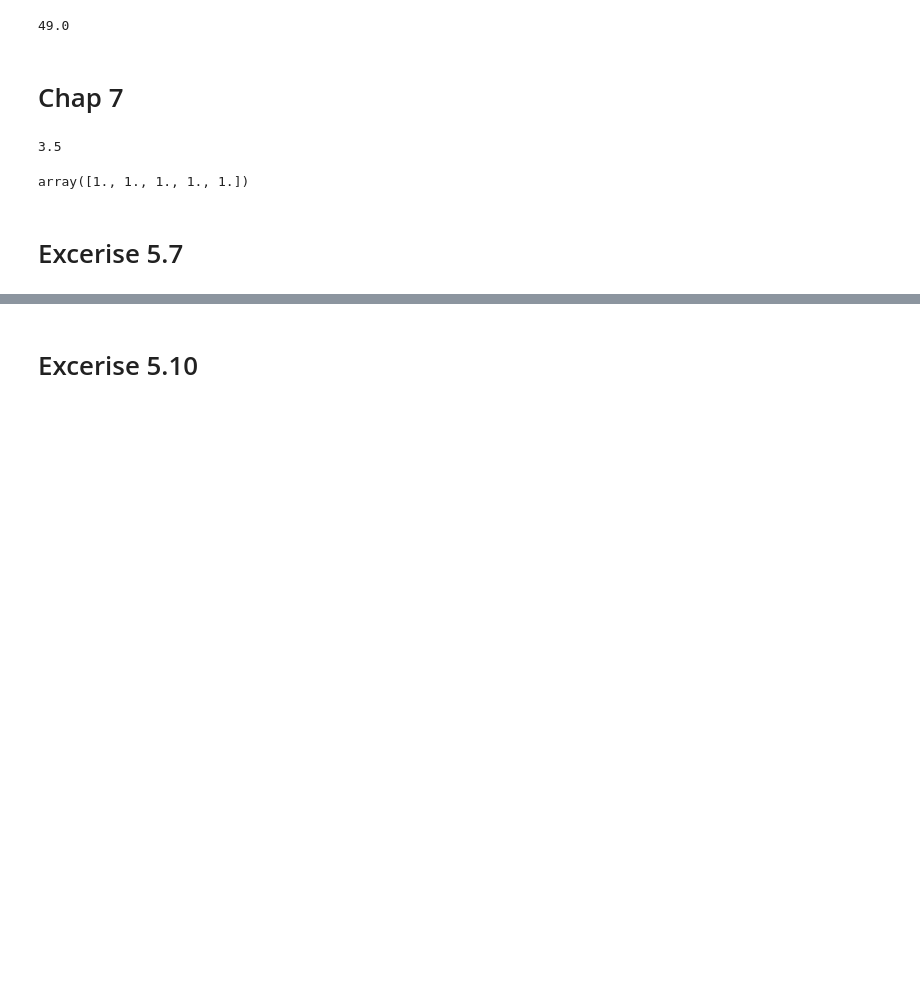
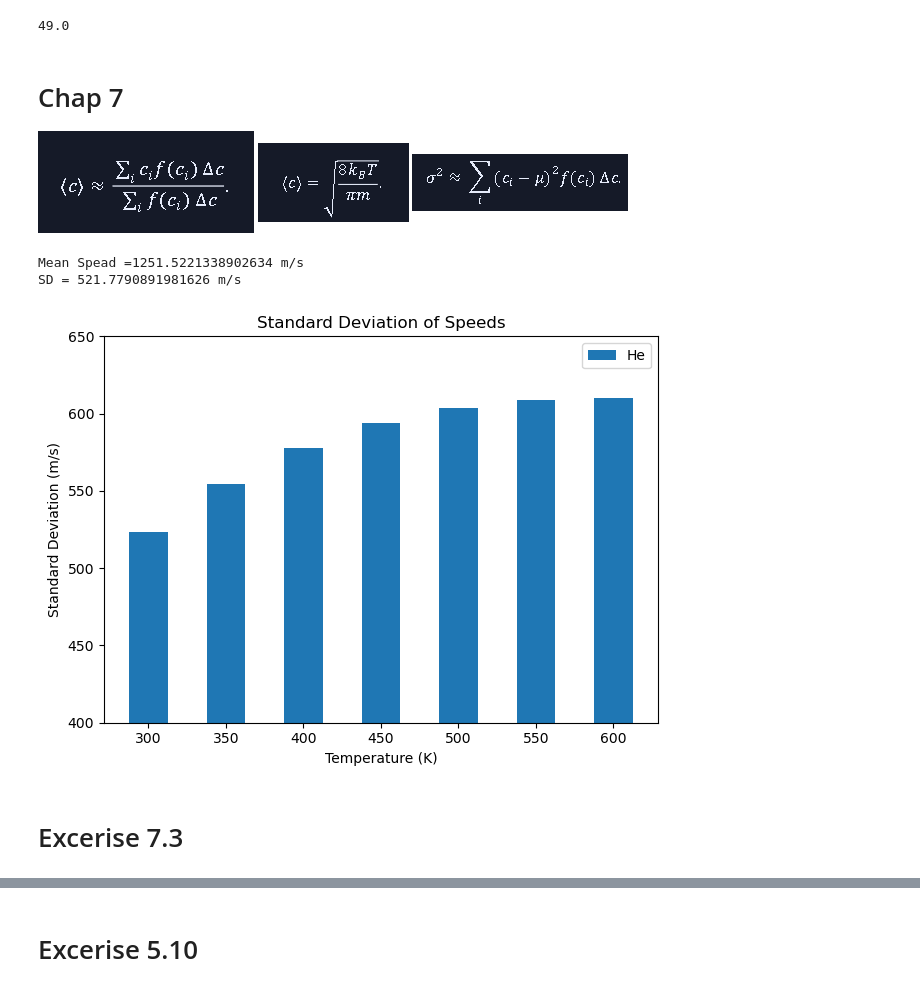
Before and after one commit to mta-phy/5820x, a Jupyter notebook: HW test.ipynb, the cells around one changed output, grey strips where cells are left out. Saved outputs shown, nothing was run; the diff lists cells and outputs as text; code cells hidden in the pictures; blank space fills up the shorter version.

```diff
--- a/HW test.ipynb
+++ b/HW test.ipynb
@@ -4,15 +4,74 @@
 49.0
 # %% [markdown]
 # Chap 7
+![image.png](attachment:1e119bb7-ba02-4230-a7a5-1112419844d0.png)  ![image.png](attachment:a98092ed-3eb5-40b7-8729-ff06ef7f1947.png) ![image.png](attachment:576ba4fb-95d9-47f1-8168-0f6e9ab5107d.png)
 # %%
-sum([1,2,3,4,5,6])/6
+#7.2 (a)
+import numpy as np
+import math
+import matplotlib.pyplot as plt
+
+k_B = 1.3806e-23  # in J/K
+T = 298           # in Kelvin
+amu_to_kg = 1.6605e-27
+m = 4 * amu_to_kg  # Mass of helium atom in kg
+
+# Maxwell-Boltzmann speed distribution function
+def f_MB(c, m, T):
+    factor = 4 * np.pi * c**2 * (m / (2 * np.pi * k_B * T))**(3/2)
+    exponent = np.exp(-m * c**2 / (2 * k_B * T))
+    return factor * exponent
+
+
+c = np.linspace(0, 3000, 1000)
+f_c = f_MB(c, m, T)
+dc=c[1]-c[0]
+Area=np.sum(f_c*dc)
+Mean=np.sum(c*f_c*dc)/Area
+Var=np.sum(dc*f_c*(c-Mean)**2)
+SD=np.sqrt(Var)
+print('Mean Spead =' +str(Mean)+ ' m/s'+ '\nSD = '+ str(SD)+ ' m/s')
 # %% [output]
-3.5
+Mean Spead =1251.5221338902634 m/s
+SD = 521.7790891981626 m/s
 # %%
+#7.2 (b)
 import numpy as np
-X= np.random.rand(5)
-np.ones_like(X)
+import math
+import matplotlib.pyplot as plt
+
+k_B = 1.3806e-23  # in J/K
+T = [300, 350, 400, 450, 500, 550, 600]           # in Kelvin
+amu_to_kg = 1.6605e-27
+m = 4 * amu_to_kg  # Mass of helium atom in kg
+
+# Maxwell-Boltzmann speed distribution function
+def f_MB(c, m, T):
+    factor = 4 * np.pi * c**2 * (m / (2 * np.pi * k_B * T))**(3/2)
+    exponent = np.exp(-m * c**2 / (2 * k_B * T))
+    return factor * exponent
+
+T_array = np.array(T).reshape(-1, 1)
+
+c = np.linspace(0, 3000, 1000)
+f_c = f_MB(c, m, T_array)
+
+dc=c[1]-c[0]
+Area=np.sum(f_c*dc, axis=1)
+Mean=np.sum(c*f_c*dc, axis=1)/Area
+Var=np.sum(dc * f_c * (c - Mean[:, None])**2, axis=1)
+SD=np.sqrt(Var)
+
+plt.bar(T, SD, label='He', width=25)
+
+plt.xlabel('Temperature (K)')
+plt.ylabel('Standard Deviation (m/s)')
+plt.title('Standard Deviation of Speeds')
+plt.legend()
+plt.ylim(400, 650)
+plt.tight_layout()
+plt.show()
 # %% [output]
-array([1., 1., 1., 1., 1.])
+[figure, added]
 # %% [markdown]
-# Excerise 5.7
+# Excerise 7.3
```
Also changed, not shown: parts of 7 cells of this notebook, 3 other files.
